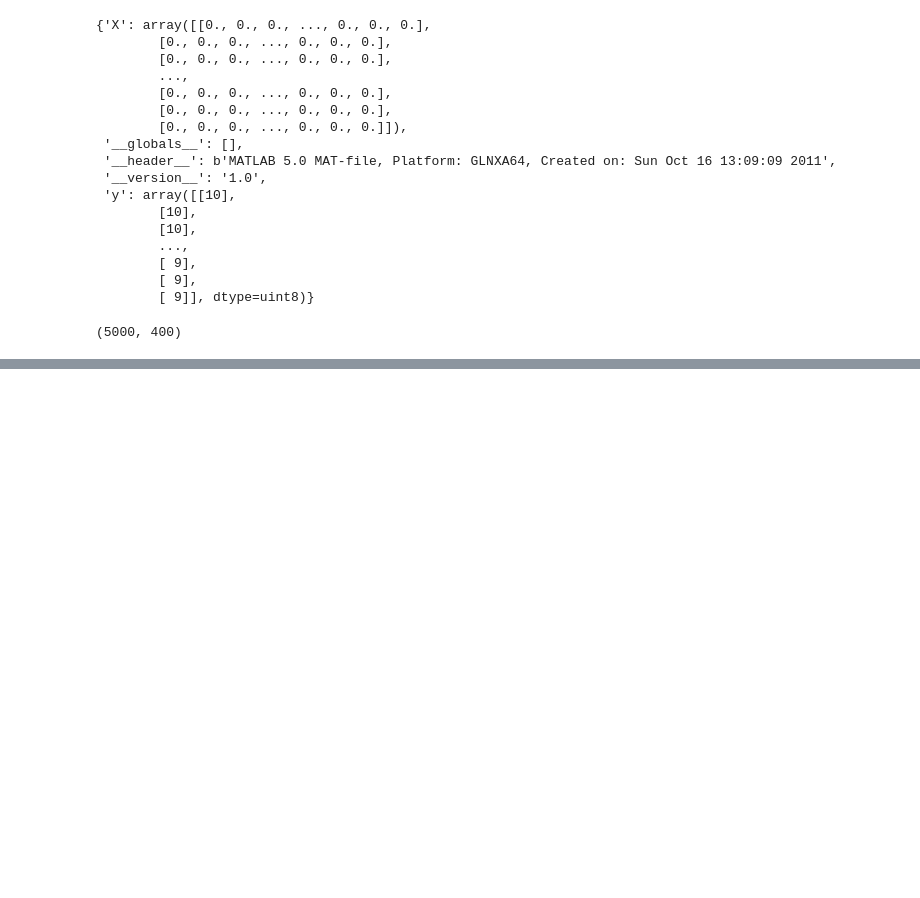
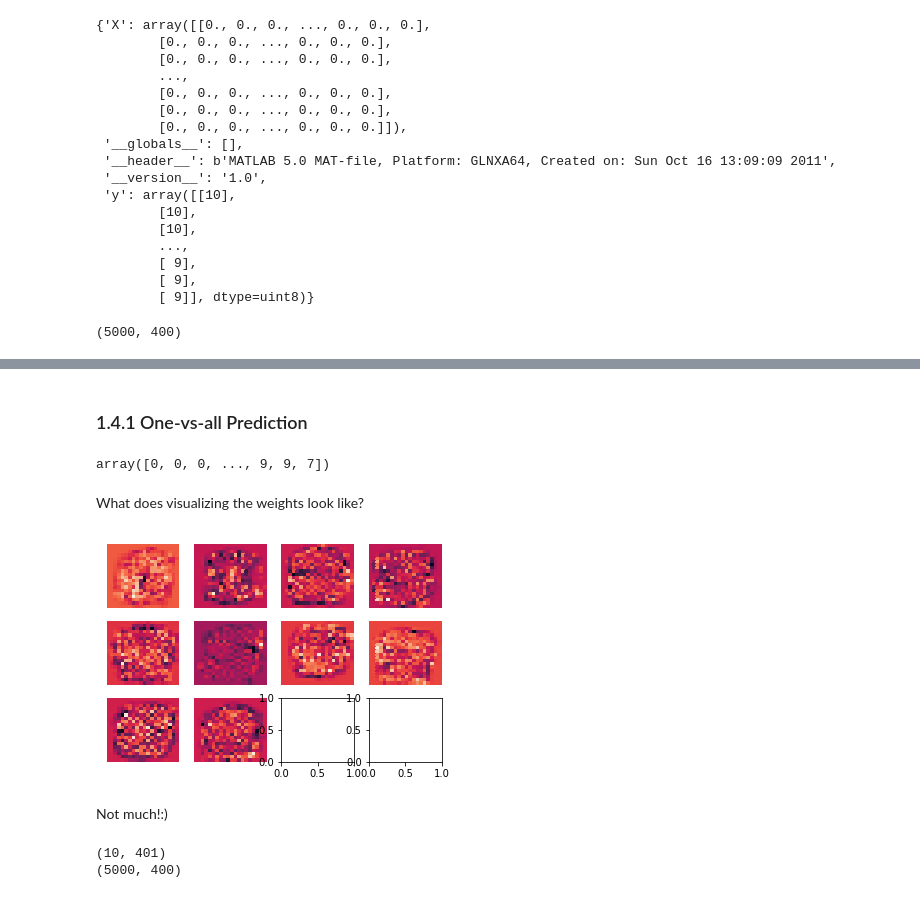
Before and after one commit to jcbaker1/Coursera, a Jupyter notebook: ML/machine-learning-ex3/ex3_python/ex3.ipynb, the cells around one changed output, grey strips where cells are left out. Cells and saved outputs as stored; diff of their text form; code cells hidden in the pictures; blank space fills up the shorter version.

```diff
--- a/ML/machine-learning-ex3/ex3_python/ex3.ipynb
+++ b/ML/machine-learning-ex3/ex3_python/ex3.ipynb
@@ -58,0 +182,33 @@ def sigmoid(z):
+# %%
+def oneVsAll(X, y, num_labels, Lambda, fit_intercept=True):
+    """
+    ONEVSALL trains multiple logistic regression classifiers and returns all
+    the classifiers in a matrix all_theta, where the i-th row of all_theta
+    corresponds to the classifier for label i
+
+       [all_theta] = ONEVSALL(X, y, num_labels, lambda) trains num_labels
+       logistic regression classifiers and returns each of these classifiers
+       in a matrix all_theta, where the i-th row of all_theta corresponds
+       to the classifier for label i
+
+       fit_intercept will add the intercept terms to the input array if not present. Default: True
+    """
+
+    # Useful variables
+    m = X.shape[0]
+
+    # Add intercept terms if fit_intercept is true
+    if fit_intercept == True:
+        X = np.column_stack((np.ones(m), X))
+
+    n = X.shape[1]
+    theta_all = np.zeros((num_labels,n))
+
+    for c in range(num_labels):
+        print(c)
+        y_c = (y == c)
+
+        theta_all[c, :] = fmin_bfgs(lrCostFunction, x0=theta_all[c, :], args=(X, y_c, Lambda))
+        #theta_all[c, :] = fmin(lrCostFunction, x0=theta_all[c, :], args=(X, y_c, Lambda))
+
+    return theta_all
@@ -58,0 +217,2 @@ def sigmoid(z):
+# %%
+theta_opt = oneVsAll(X, y, num_labels, Lambda, True)
@@ -58,0 +255,2 @@ def sigmoid(z):
+# %% [markdown]
+### 1.4.1 One-vs-all Prediction
@@ -58,0 +286,26 @@ def sigmoid(z):
+# %%
+p
+# %% [output]
+array([0, 0, 0, ..., 9, 9, 7])
+# %% [markdown]
+What does visualizing the weights look like?
+# %%
+fig, axes = plt.subplots(3, 4)
+
+k = 0
+for i in range(3):
+    for j in range(4):
+        if k < 10:
+            sns.heatmap(theta_opt[k, 1:].reshape(20, 20, order='F'),
+                        ax=axes[i, j], cbar=False, xticklabels=False, yticklabels=False)
+            k = k+1
+# %% [output]
+[figure, added]
+# %% [markdown]
+Not much!:)
+# %%
+print(theta_opt.shape)
+print(X.shape)
+# %% [output]
+(10, 401)
+(5000, 400)
```
Also changed, not shown: parts of 27 cells of this notebook.
